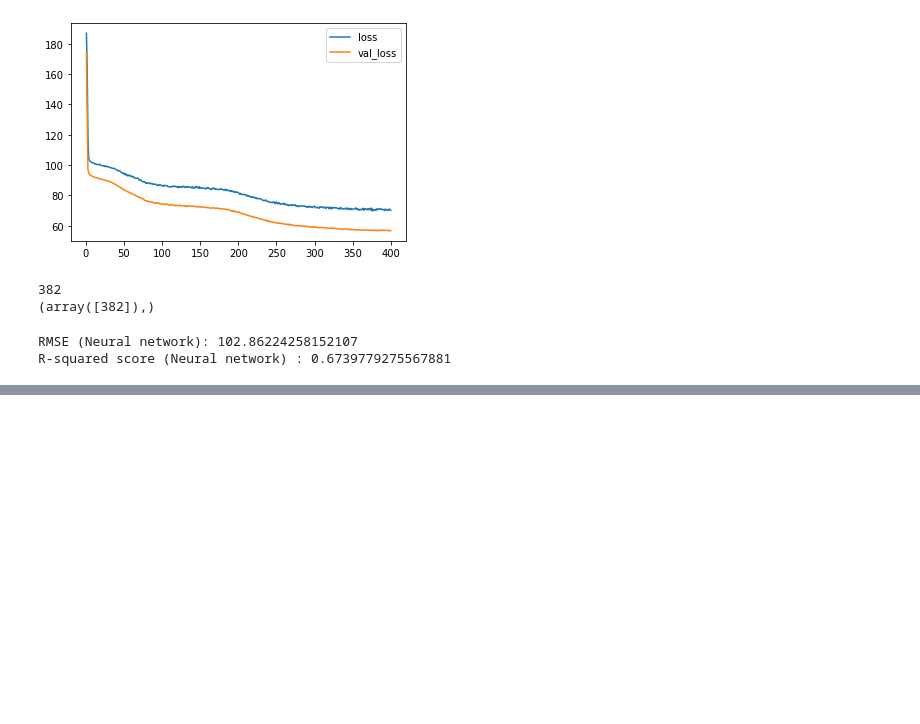
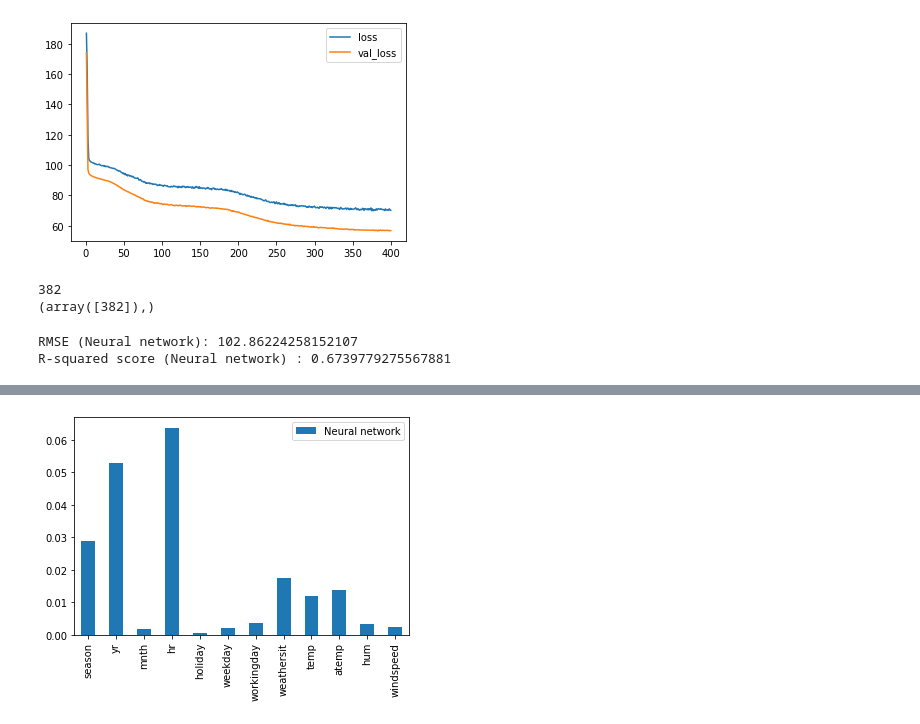
Before and after one commit to GertjanDS/MachineLearning, a Jupyter notebook: regression_bikes.ipynb, the cells around one changed output, grey strips where cells are left out. Saved outputs shown, nothing was run; the diff lists cells and outputs as text; code cells hidden in the pictures; blank space fills up the shorter version.

```diff
--- a/regression_bikes.ipynb
+++ b/regression_bikes.ipynb
@@ -272,0 +281,26 @@ R-squared score (Neural network) : 0.6739779275567881
+# %%
+### Make seperate plot for each one, and also one with all the shaps combined (can be used later in the report)
+idx = 4
+model_name = "Neural network"
+
+X_test_df = pd.DataFrame(X_test, columns=feature_names)
+
+def nn_predict(X):
+    y_pred = model.predict(X)
+    y_pred = np.reshape(y_pred, X.shape[0])
+    return classify(np.array(y_pred))
+
+
+explainers[model_name] = shap.KernelExplainer(model = model.predict,data=shap.sample(X_train, 300), link="identity")
+
+shap_test = explainers[model_name].shap_values(X_test_df.iloc[idx])
+
+print(shap_test[0])
+
+# PLOT SHAPLEY VALUES IN NORMAL WAY
+
+shap.initjs()
+shap.force_plot(explainers[model_name].expected_value,
+    shap_test[0],
+     X_test_df.iloc[idx])
+# shap.force_plot(explainer.expected_value[1], shap_test[1], X_test_df.iloc[idx]) # for decision trees
@@ -273,3 +314,23 @@ R-squared score (Neural network) : 0.6739779275567881
+# %%
+shap_values_all = dict()
+X_test_df = pd.DataFrame(X_test, columns=feature_names)
+
+explainer = explainers[model_name]
+shap_values[model_name] = explainer.shap_values(X_test_df.iloc[:5])
+shap_values_all = shap_values[model_name]
+# %%
+shapley_feat_imps = pd.DataFrame(index=feature_names)
+
+shap_value = shap_values_all
+feat_imps = np.mean(np.abs(shap_value), axis=0)
+feat_imps /= np.sum(feat_imps)
+
+
+shapley_feat_imps.insert(0, model_name, feat_imps[0])
+shapley_feat_imps.plot.bar()
+plt.show()
+# %% [output]
+[figure, added]
 # %% [markdown]
 <a style='text-decoration:none;line-height:16px;display:flex;color:#5B5B62;padding:10px;justify-content:end;' href='https://deepnote.com?utm_source=created-in-deepnote-cell&projectId=90a57419-7b7b-4aa4-8a97-858f9f98a849' target="_blank">
 <img alt='Created in deepnote.com' style='display:inline;max-height:16px;margin:0px;margin-right:7.5px;' src='embedded-picture-1' > </img>
```
Also changed, not shown: parts of 5 cells of this notebook, 4 other files.
